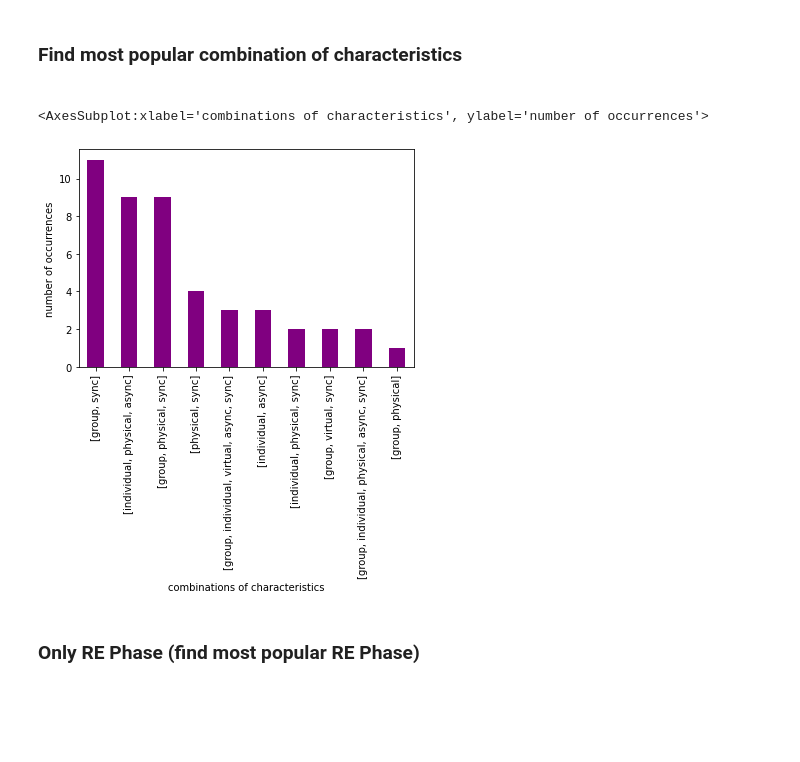
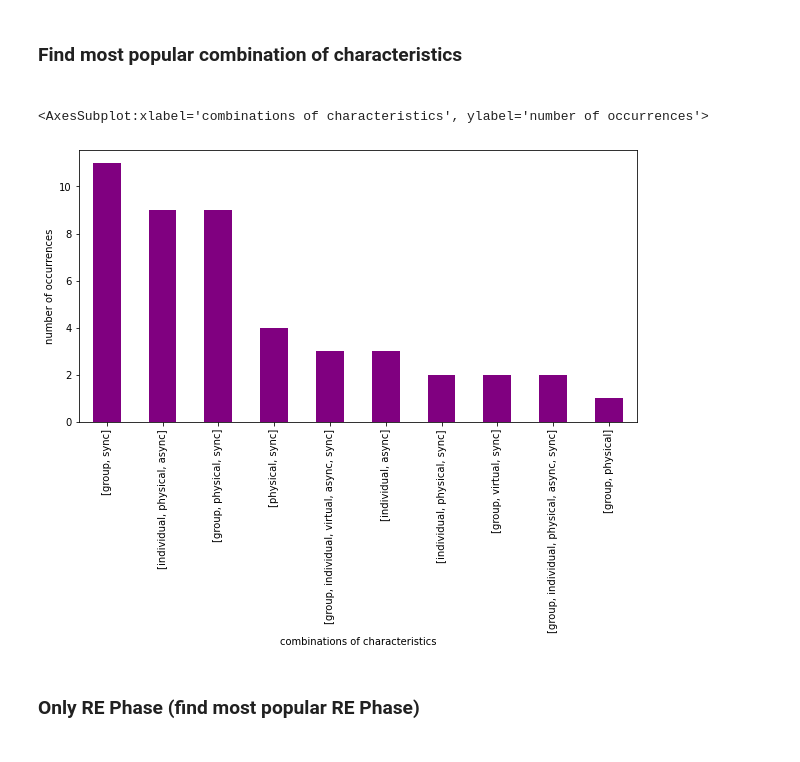
Before and after one commit to AlexHahnGF/bachelor, a Jupyter notebook: Untitled.ipynb, the cells around one changed output. Cells and saved outputs as stored; diff of their text form; code cells hidden in the pictures; blank space fills up the shorter version.

```diff
--- a/Untitled.ipynb
+++ b/Untitled.ipynb
@@ -115,20 +115,21 @@ df['characteristic'].value_counts().plot(kind='bar',
 # %%
 combination_data = []
 for index, row in data.iterrows():
     combination_name = []
     for idx in range(2,len(row)):
             if not pd.isnull(row[idx]) and row[idx] == True:
                 combination_name.append(row.index[idx])
     if len(combination_name) > 1:
         combination_data.append(combination_name)
 
 pd.Series(combination_data).value_counts().plot(kind='bar',
                                                 color='purple',
                                                 xlabel='combinations of characteristics',
-                                                ylabel='number of occurrences')
+                                                ylabel='number of occurrences',
+                                                figsize=(10,5))
 # %% [output]
 <AxesSubplot:xlabel='combinations of characteristics', ylabel='number of occurrences'>
-[figure, old version]
+[figure, new version]
 # %% [markdown]
 <h3> Only RE Phase (find most popular RE Phase)<h3>
 # %%
```
Also changed, not shown: parts of 3 cells of this notebook.
